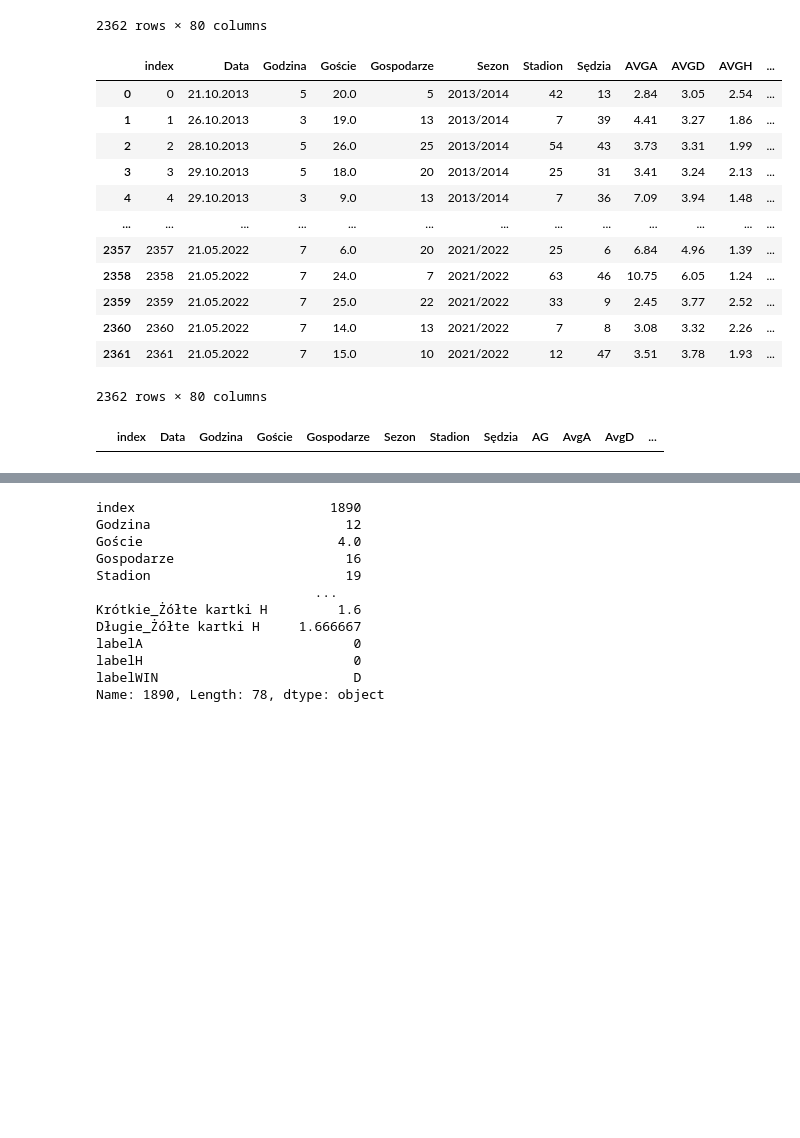
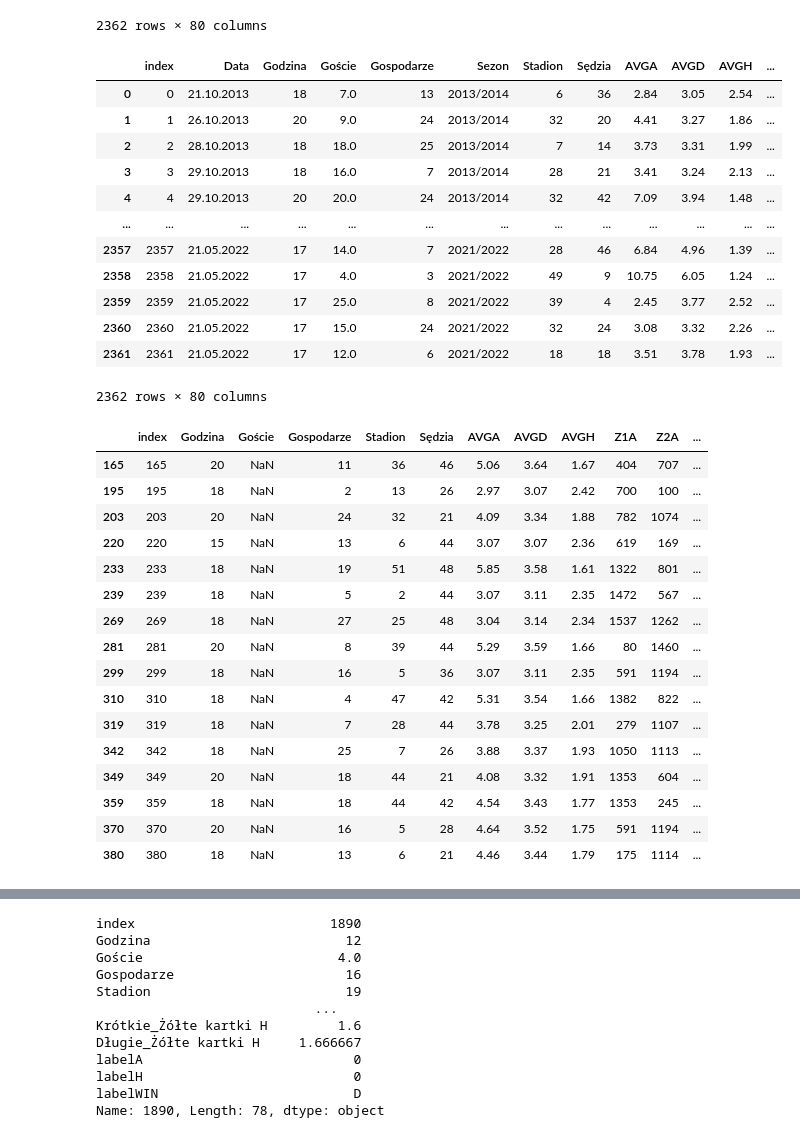
Before and after one commit to jadasek/betting-odds, a Jupyter notebook: model.ipynb, the cells around one changed output, grey strips where cells are left out. Drawn from its saved outputs; the diff is of its cells as text; code cells hidden in the pictures; blank space fills up the shorter version.

```diff
--- a/model.ipynb
+++ b/model.ipynb
@@ -204,32 +220,25 @@ unique_values_sedzia = set(unique_values_sedzia)
 unique_values_sedzia = {index: value for index, value in enumerate(unique_values_sedzia)}
 unique_values_sedzia = dict(zip(unique_values_sedzia.values(), unique_values_sedzia.keys()))
 finish['Sędzia'] = finish['Sędzia'].map(unique_values_sedzia)
-# %%
-import numpy as np
-
-unique_values_godzina= []
-
-unique_values_godzina = finish['Godzina'].unique().tolist()
-
-unique_values_godzina = set(unique_values_godzina)
-unique_values_godzina = {index: value for index, value in enumerate(unique_values_godzina)}
-unique_values_godzina = dict(zip(unique_values_godzina.values(), unique_values_godzina.keys()))
-finish['Godzina'] = finish['Godzina'].map(unique_values_godzina)
+# %%
+finish['Godzina'] = pd.to_datetime(finish['Godzina'])
+# %%
+finish['Godzina']= finish['Godzina'].dt.hour
 # %%
 finish
 # %% [output]
 |  | index | Data | Godzina | Goście | Gospodarze | Sezon | Stadion | Sędzia | AVGA | AVGD | AVGH | ... |
-| 0 | 0 | 21.10.2013 | 5 | 20.0 | 5 | 2013/2014 | 42 | 13 | 2.84 | 3.05 | 2.54 | ... |
-| 1 | 1 | 26.10.2013 | 3 | 19.0 | 13 | 2013/2014 | 7 | 39 | 4.41 | 3.27 | 1.86 | ... |
-| 2 | 2 | 28.10.2013 | 5 | 26.0 | 25 | 2013/2014 | 54 | 43 | 3.73 | 3.31 | 1.99 | ... |
-| 3 | 3 | 29.10.2013 | 5 | 18.0 | 20 | 2013/2014 | 25 | 31 | 3.41 | 3.24 | 2.13 | ... |
-| 4 | 4 | 29.10.2013 | 3 | 9.0 | 13 | 2013/2014 | 7 | 36 | 7.09 | 3.94 | 1.48 | ... |
+| 0 | 0 | 21.10.2013 | 18 | 7.0 | 13 | 2013/2014 | 6 | 36 | 2.84 | 3.05 | 2.54 | ... |
+| 1 | 1 | 26.10.2013 | 20 | 9.0 | 24 | 2013/2014 | 32 | 20 | 4.41 | 3.27 | 1.86 | ... |
+| 2 | 2 | 28.10.2013 | 18 | 18.0 | 25 | 2013/2014 | 7 | 14 | 3.73 | 3.31 | 1.99 | ... |
+| 3 | 3 | 29.10.2013 | 18 | 16.0 | 7 | 2013/2014 | 28 | 21 | 3.41 | 3.24 | 2.13 | ... |
+| 4 | 4 | 29.10.2013 | 20 | 20.0 | 24 | 2013/2014 | 32 | 42 | 7.09 | 3.94 | 1.48 | ... |
 | ... | ... | ... | ... | ... | ... | ... | ... | ... | ... | ... | ... | ... |
-| 2357 | 2357 | 21.05.2022 | 7 | 6.0 | 20 | 2021/2022 | 25 | 6 | 6.84 | 4.96 | 1.39 | ... |
-| 2358 | 2358 | 21.05.2022 | 7 | 24.0 | 7 | 2021/2022 | 63 | 46 | 10.75 | 6.05 | 1.24 | ... |
-| 2359 | 2359 | 21.05.2022 | 7 | 25.0 | 22 | 2021/2022 | 33 | 9 | 2.45 | 3.77 | 2.52 | ... |
-| 2360 | 2360 | 21.05.2022 | 7 | 14.0 | 13 | 2021/2022 | 7 | 8 | 3.08 | 3.32 | 2.26 | ... |
-| 2361 | 2361 | 21.05.2022 | 7 | 15.0 | 10 | 2021/2022 | 12 | 47 | 3.51 | 3.78 | 1.93 | ... |
+| 2357 | 2357 | 21.05.2022 | 17 | 14.0 | 7 | 2021/2022 | 28 | 46 | 6.84 | 4.96 | 1.39 | ... |
+| 2358 | 2358 | 21.05.2022 | 17 | 4.0 | 3 | 2021/2022 | 49 | 9 | 10.75 | 6.05 | 1.24 | ... |
+| 2359 | 2359 | 21.05.2022 | 17 | 25.0 | 8 | 2021/2022 | 39 | 4 | 2.45 | 3.77 | 2.52 | ... |
+| 2360 | 2360 | 21.05.2022 | 17 | 15.0 | 24 | 2021/2022 | 32 | 24 | 3.08 | 3.32 | 2.26 | ... |
+| 2361 | 2361 | 21.05.2022 | 17 | 12.0 | 6 | 2021/2022 | 18 | 18 | 3.51 | 3.78 | 1.93 | ... |
 2362 rows × 80 columns
 # %%
 finish.iloc[:, 11:22] = finish.iloc[:, 11:22].astype('category')
@@ -237,12 +246,30 @@ finish.iloc[:, 44:55] = finish.iloc[:, 44:55].astype('category')
 finish['Stadion'] = finish['Stadion'].astype('category')
 finish['Sędzia'] = finish['Sędzia'].astype('category')
 finish['Godzina'] = finish['Godzina'].astype('category')
+finish['Goście'] = finish['Goście'].astype('category')
+finish['Gospodarze'] = finish['Gospodarze'].astype('category')
 # %%
 finish = finish.drop(finish[['Data','Sezon']],axis = 1)
 # %%
-data[data.isna().any(axis=1)]
+finish[finish.isna().any(axis=1)]
 # %% [output]
-|  | index | Data | Godzina | Goście | Gospodarze | Sezon | Stadion | Sędzia | AG | AvgA | AvgD | ... |
+|  | index | Godzina | Goście | Gospodarze | Stadion | Sędzia | AVGA | AVGD | AVGH | Z1A | Z2A | ... |
+| 165 | 165 | 20 | NaN | 11 | 36 | 46 | 5.06 | 3.64 | 1.67 | 404 | 707 | ... |
+| 195 | 195 | 18 | NaN | 2 | 13 | 26 | 2.97 | 3.07 | 2.42 | 700 | 100 | ... |
+| 203 | 203 | 20 | NaN | 24 | 32 | 21 | 4.09 | 3.34 | 1.88 | 782 | 1074 | ... |
+| 220 | 220 | 15 | NaN | 13 | 6 | 44 | 3.07 | 3.07 | 2.36 | 619 | 169 | ... |
+| 233 | 233 | 18 | NaN | 19 | 51 | 48 | 5.85 | 3.58 | 1.61 | 1322 | 801 | ... |
+| 239 | 239 | 18 | NaN | 5 | 2 | 44 | 3.07 | 3.11 | 2.35 | 1472 | 567 | ... |
+| 269 | 269 | 18 | NaN | 27 | 25 | 48 | 3.04 | 3.14 | 2.34 | 1537 | 1262 | ... |
+| 281 | 281 | 20 | NaN | 8 | 39 | 44 | 5.29 | 3.59 | 1.66 | 80 | 1460 | ... |
+| 299 | 299 | 18 | NaN | 16 | 5 | 36 | 3.07 | 3.11 | 2.35 | 591 | 1194 | ... |
+| 310 | 310 | 18 | NaN | 4 | 47 | 42 | 5.31 | 3.54 | 1.66 | 1382 | 822 | ... |
+| 319 | 319 | 18 | NaN | 7 | 28 | 44 | 3.78 | 3.25 | 2.01 | 279 | 1107 | ... |
+| 342 | 342 | 18 | NaN | 25 | 7 | 26 | 3.88 | 3.37 | 1.93 | 1050 | 1113 | ... |
+| 349 | 349 | 20 | NaN | 18 | 44 | 21 | 4.08 | 3.32 | 1.91 | 1353 | 604 | ... |
+| 359 | 359 | 18 | NaN | 18 | 44 | 42 | 4.54 | 3.43 | 1.77 | 1353 | 245 | ... |
+| 370 | 370 | 20 | NaN | 16 | 5 | 28 | 4.64 | 3.52 | 1.75 | 591 | 1194 | ... |
+| 380 | 380 | 18 | NaN | 13 | 6 | 21 | 4.46 | 3.44 | 1.79 | 175 | 1114 | ... |
 # %%
 finish
 # %% [output]
```
Also changed, not shown: parts of 13 cells of this notebook, 1 other file.
